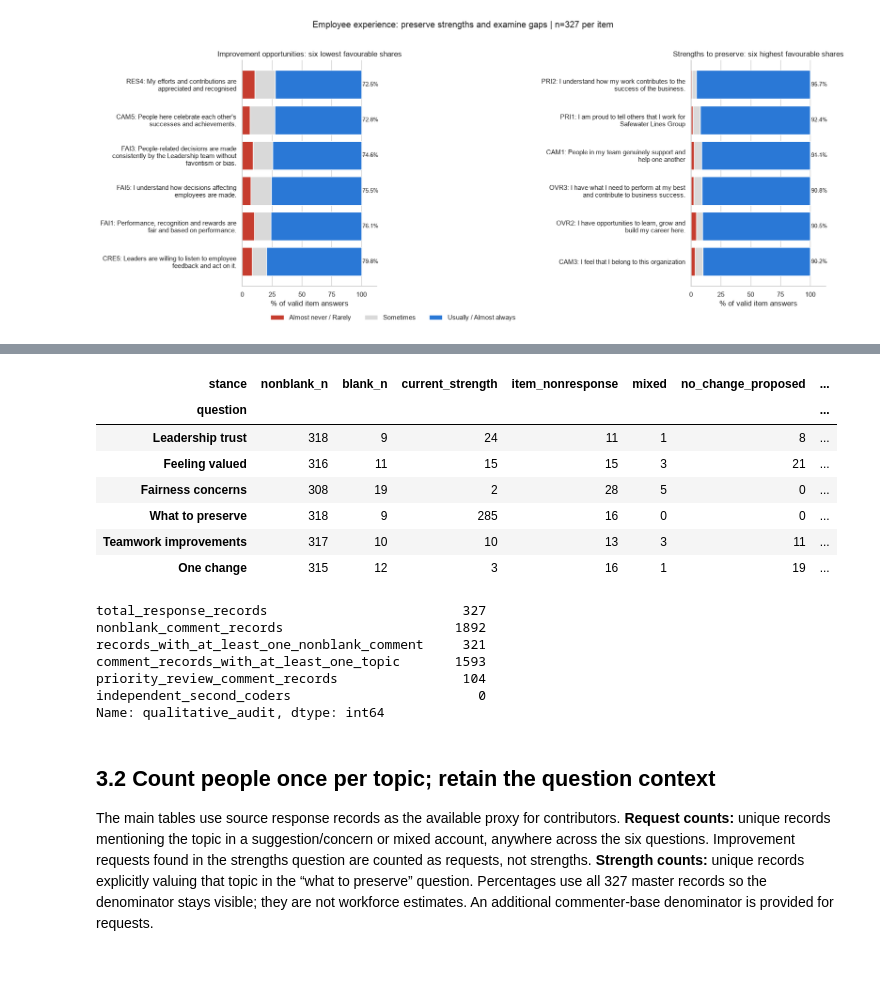
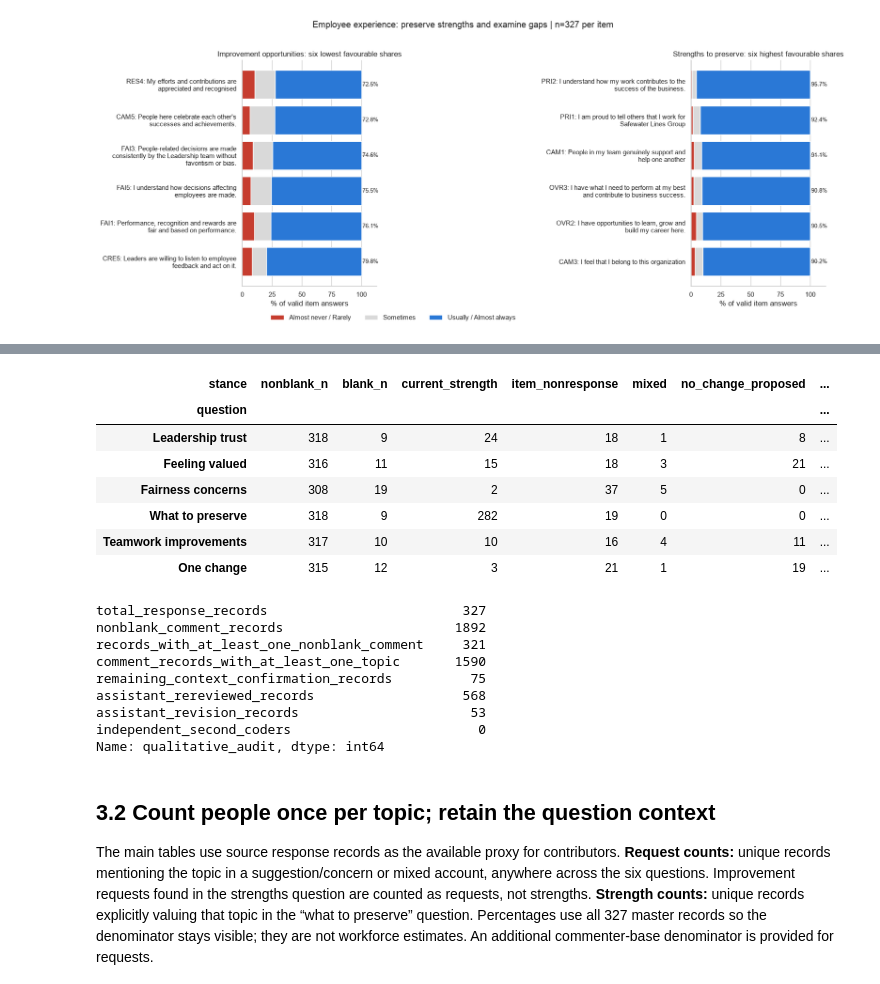
Before and after one commit to Shreyit/peoples_analytics_safewaterlines, a Jupyter notebook: notebooks/00_data_understanding_eda.ipynb, the cells around one changed output, grey strips where cells are left out. Saved outputs shown, nothing was run; the diff lists cells and outputs as text; code cells hidden in the pictures.

```diff
--- a/notebooks/00_data_understanding_eda.ipynb
+++ b/notebooks/00_data_understanding_eda.ipynb
@@ -1050,10 +1050,10 @@ TOPIC_DEFINITIONS = {
     "c": ("Communication and decision explanations", "Updates, transparency, information sharing or reasons for decisions", "Not every use of the word clear; role clarity belongs to p", "Explain decisions and keep people informed"),
     "v": ("Employee voice and follow-through", "Listening to suggestions, raising concerns, being heard, issue response or action on feedback", "Routine performance feedback alone belongs to r; no inferred safety diagnosis", "Show what changed after employees raised an issue"),
     "r": ("Recognition and performance feedback", "Appreciation, recognition, awards or constructive performance feedback", "Pay amounts belong to b; generic valued/supported outcomes alone are insufficient", "Recognise good work consistently and give useful feedback"),
-    "d": ("Career growth and learning", "Training, skill learning, promotions, career paths or role development", "Company growth alone belongs to o; unspecified opportunity may remain unclear", "Explain career progression and offer relevant training"),
+    "d": ("Career growth and learning", "Explicit training, skill/knowledge learning, employee growth, promotions, career paths or role development; unspecified opportunities alone are insufficient", "Company growth alone belongs to o; unspecified opportunity may remain unclear", "Explain career progression and offer relevant training"),
     "f": ("Fair treatment and decision consistency", "Bias, equal treatment/opportunities, merit criteria or consistent application of decisions", "A fairness-question reply is not automatically a fairness concern; no-concern stance stays separate", "Apply comparable and transparent criteria across people"),
     "w": ("Workload, boundaries and flexibility", "Work allocation/capacity, backup, time boundaries, shifts, flexibility or wellbeing", "A mention of work alone is insufficient; no diagnosis of burnout", "Provide backup and respect leave and non-working time"),
-    "t": ("Teamwork and cross-team coordination", "Helping colleagues, collaboration, handovers or coordination between teams/branches", "A consequence about teamwork alone is insufficient; standalone manager support belongs to m", "Improve coordination and support between functions"),
+    "t": ("Teamwork and cross-team coordination", "Valued team/colleague relationships, helping colleagues, collaboration, handovers or coordination between teams/branches", "A consequence about teamwork alone is insufficient; standalone manager support belongs to m", "Improve coordination and support between functions"),
     "m": ("Support and respectful treatment", "Manager, senior or organisational support, practical guidance, approachability, dignity or respectful feedback; keep unspecified support broad", "A generic wish to feel supported is not enough; peer collaboration belongs to t", "Correct mistakes privately and provide timely guidance"),
     "b": ("Pay, incentives and benefits", "Salary, monetary incentives, insurance, allowances, food or welfare benefits", "Non-monetary appreciation belongs to r; benefits are distinct from fairness of pay", "Review allowances and health-cover needs"),
     "s": ("Facilities, tools and staffing", "Workplace hygiene, equipment, IT systems, resources, office access or headcount", "Generic positive atmosphere belongs to k; process redesign belongs to p", "Maintain equipment and resolve workplace-facility concerns"),
@@ -1304,3 +1304,4 @@ CODING_LEDGER = {
 321:p;322:r;323:d;324:vmw;325:cv;326:d;327:-
 ''',
 }
+BASELINE_CODING_LEDGER = CODING_LEDGER.copy()
@@ -1355,46 +1487,55 @@ translation_review = {(284,"oe_leaders_trust"), (284,"oe_feel_valued"),
     (285,"oe_feel_valued"), (284,"oe_fairness_concern"), (285,"oe_fairness_concern"),
     (284,"oe_value_most"), (285,"oe_value_most"), (81,"oe_teamwork"),
     (284,"oe_teamwork"), (285,"oe_teamwork"), (81,"oe_one_change"),
     (284,"oe_one_change"), (285,"oe_one_change")}
 coded_comments["resolved_reference"] = [resolved_references.get((r,q), "")
     for r,q in zip(coded_comments["source_row"], coded_comments["question"])]
 coded_comments["translation_confirmation_needed"] = [(r,q) in translation_review
     for r,q in zip(coded_comments["source_row"], coded_comments["question"])]
 coded_comments["needs_review"] = (coded_comments["stance"].isin(["unclear", "unresolved_reference"])
     | coded_comments["translation_confirmation_needed"] | coded_comments["resolved_reference"].ne(""))
 
+coded_comments["assistant_rereviewed"]=[(r,q) in reviewed_keys for r,q in
+    zip(coded_comments["source_row"],coded_comments["question"])]
+# Independent human validation is a separate status; no member has supplied such a review.
+coded_comments["independent_human_reviewed"]=False
+
 # This queue stays in memory and contains no displayed/exported raw comments.
 # A reviewer can join the source row/question back to txt locally when inspecting decisions.
 coding_review_queue=coded_comments.loc[coded_comments["needs_review"],
     ["source_row","question","stance","topics","resolved_reference","translation_confirmation_needed"]].copy()
 
 coding_coverage = pd.crosstab(coded_comments["question"], coded_comments["stance"]).reindex(OE).fillna(0).astype(int)
 coding_coverage.insert(0,"nonblank_n",txt.notna().sum())
 coding_coverage.insert(1,"blank_n",txt.isna().sum())
 coding_coverage["topic_coded_n"] = coded_comments.groupby("question")["has_topic"].sum()
-coding_coverage["priority_review_n"] = coded_comments.groupby("question")["needs_review"].sum()
+coding_coverage["context_confirmation_n"] = coded_comments.groupby("question")["needs_review"].sum()
 display(coding_coverage.rename(index=q_labels))
 display(pd.Series({
     "total_response_records":len(df), "nonblank_comment_records":len(coded_comments),
     "records_with_at_least_one_nonblank_comment":coded_comments["source_row"].nunique(),
     "comment_records_with_at_least_one_topic":int(coded_comments["has_topic"].sum()),
-    "priority_review_comment_records":int(coded_comments["needs_review"].sum()),
+    "remaining_context_confirmation_records":int(coded_comments["needs_review"].sum()),
+    "assistant_rereviewed_records":len(review_audit),
+    "assistant_revision_records":int(review_audit.changed.sum()),
     "independent_second_coders":0,
 }, name="qualitative_audit"))
 # %% [output]
 | stance | nonblank_n | blank_n | current_strength | item_nonresponse | mixed | no_change_proposed | ... |
 | question |  |  |  |  |  |  | ... |
-| Leadership trust | 318 | 9 | 24 | 11 | 1 | 8 | ... |
-| Feeling valued | 316 | 11 | 15 | 15 | 3 | 21 | ... |
-| Fairness concerns | 308 | 19 | 2 | 28 | 5 | 0 | ... |
-| What to preserve | 318 | 9 | 285 | 16 | 0 | 0 | ... |
-| Teamwork improvements | 317 | 10 | 10 | 13 | 3 | 11 | ... |
-| One change | 315 | 12 | 3 | 16 | 1 | 19 | ... |
+| Leadership trust | 318 | 9 | 24 | 18 | 1 | 8 | ... |
+| Feeling valued | 316 | 11 | 15 | 18 | 3 | 21 | ... |
+| Fairness concerns | 308 | 19 | 2 | 37 | 5 | 0 | ... |
+| What to preserve | 318 | 9 | 282 | 19 | 0 | 0 | ... |
+| Teamwork improvements | 317 | 10 | 10 | 16 | 4 | 11 | ... |
+| One change | 315 | 12 | 3 | 21 | 1 | 19 | ... |
 total_response_records                         327
 nonblank_comment_records                      1892
 records_with_at_least_one_nonblank_comment     321
-comment_records_with_at_least_one_topic       1593
-priority_review_comment_records                104
+comment_records_with_at_least_one_topic       1590
+remaining_context_confirmation_records          75
+assistant_rereviewed_records                   568
+assistant_revision_records                      53
 independent_second_coders                        0
 Name: qualitative_audit, dtype: int64
 # %% [markdown]
```
Also changed, not shown: parts of 33 cells of this notebook, 39 other files.
